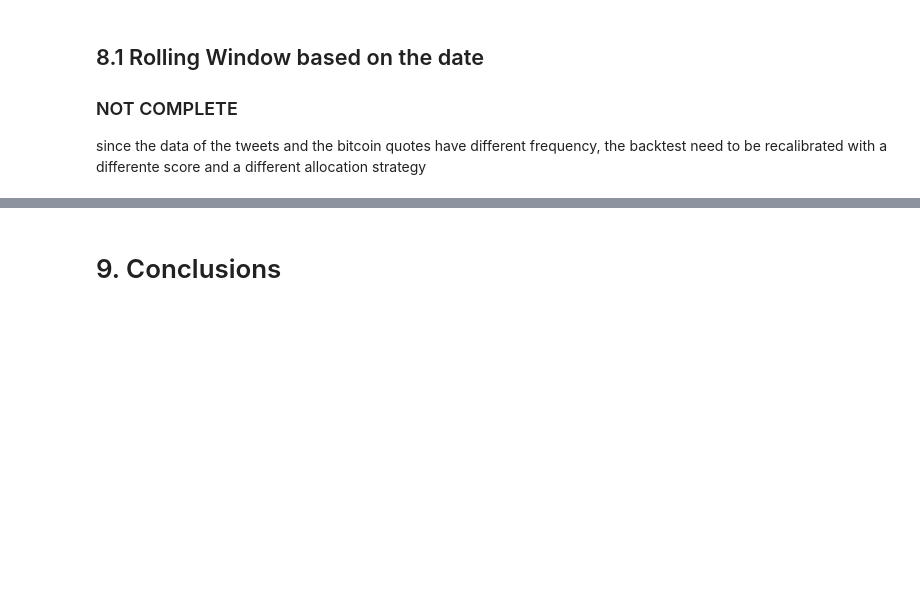
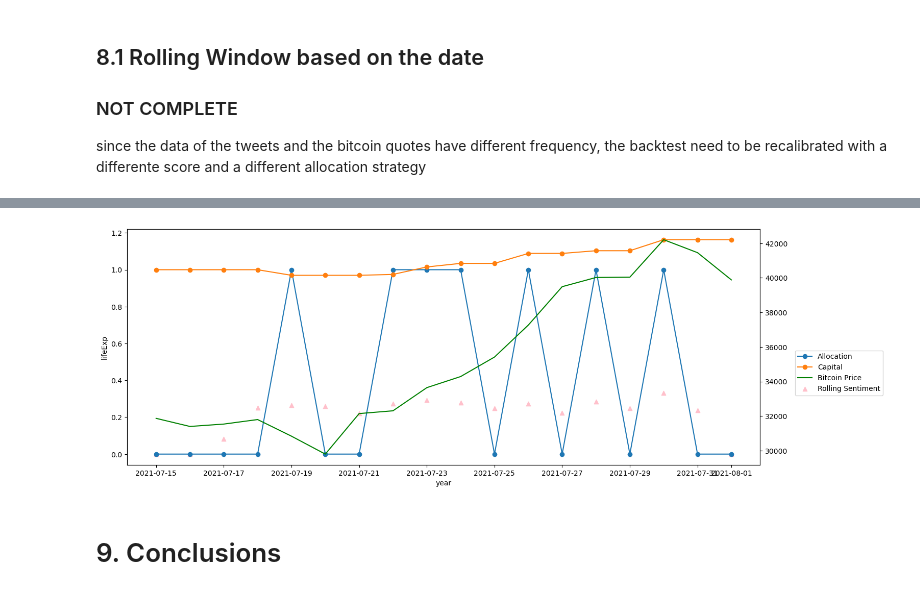
Before and after one commit to neithangurthang/SentimentAnalysisTwBTC, a Jupyter notebook: GoldingerSordini_ProofOfPerformance_AdvancedBigData.ipynb, the cells around one changed output, grey strips where cells are left out. Cells and saved outputs as stored; diff of their text form; code cells hidden in the pictures; blank space fills up the shorter version.

```diff
--- a/GoldingerSordini_ProofOfPerformance_AdvancedBigData.ipynb
+++ b/GoldingerSordini_ProofOfPerformance_AdvancedBigData.ipynb
@@ -904,7 +898,11 @@ for i in range(delta.days + 1):
 # %%
+scoresPerDay = []
 for d in dates:
-    selector = [x.date() ==  d - datetime.timedelta(days=1) for x in tradingZoom.Time.to_list()]
+    selector = [x.date() ==  d.date() - datetime.timedelta(days=1) for x in tradingZoom.Time.to_list()]
     subset = tradingZoom[selector]
-    print(subset.shape[0])
-    print (d)
+    score = subset.SentimentNumeric.sum() / subset.shape[0]
+    if np.isnan(score):
+        score = 0
+    scoresPerDay.append(score)
+scoresPerDay
 # %% [output]
@@ -956,0 +927,3 @@ subset
+# %%
+LimitScore = np.mean(scoresPerDay) + np.std(scoresPerDay)/2
+LimitScore
@@ -956,0 +932,3 @@ subset
+# %%
+AllocationsZooms = [allocateCapital(x, LimitScore) for x in scoresPerDay]
+AllocationsZooms
@@ -956,0 +937,16 @@ subset
+# %%
+capitalZoom = [1.0]
+for i in range(len(dates)):
+    datum = dates[i].date()
+    btcSelectorT0 = btcPriceSelection.date.apply(lambda x: x.date()) == datum
+    btcSelectorT_1 = btcPriceSelection.date.apply(lambda x: x.date()) == datum - datetime.timedelta(days=1)
+    quoteT0 = btcPriceSelection[btcSelectorT0].price.values[0] # price at time t0
+    quoteT_1 = btcPriceSelection[btcSelectorT_1].price.values[0] # price at time t-1
+    if i > 0:
+        allocation = AllocationsZooms[i]
+    else:
+        allocation = 0
+    capitalT_1 = capitalZoom[i]
+    ret = (quoteT0 - quoteT_1) / quoteT_1
+    capitalT0 = capitalT_1 + allocation * ret * capitalT_1
+    capitalZoom.append(capitalT0)
@@ -957,3 +975,18 @@ subset
+# %%
+# create figure and axis objects with subplots()
+fig,ax=plt.subplots(figsize=(16,6))
+ax.plot(dates, AllocationsZooms, marker="o")
+ax.set_xlabel("year")
+ax.set_ylabel("lifeExp")
+ax.plot(dates, capitalZoom[1:], marker="o")
+ss = ax.scatter(dates, scoresPerDay, marker='^', color="pink")
+ax2=ax.twinx()
+ax2.plot(dates, btcPriceSelection[(btcPriceSelection.date >= periodStart) & (btcPriceSelection.date <= periodEnd)].price.values, color="green")
+ax.legend([ax.get_lines()[0], ax.get_lines()[1],ax2.get_lines()[0], ss],
+['Allocation', 'Capital', 'Bitcoin Price', 'Rolling Sentiment'], bbox_to_anchor=(1.2, 0.5));
+plt.show();
+# %% [output]
+[figure, added]
 # %% [markdown]
 # 9. Conclusions
 # %% [markdown]
```
Also changed, not shown: parts of 8 cells of this notebook.
